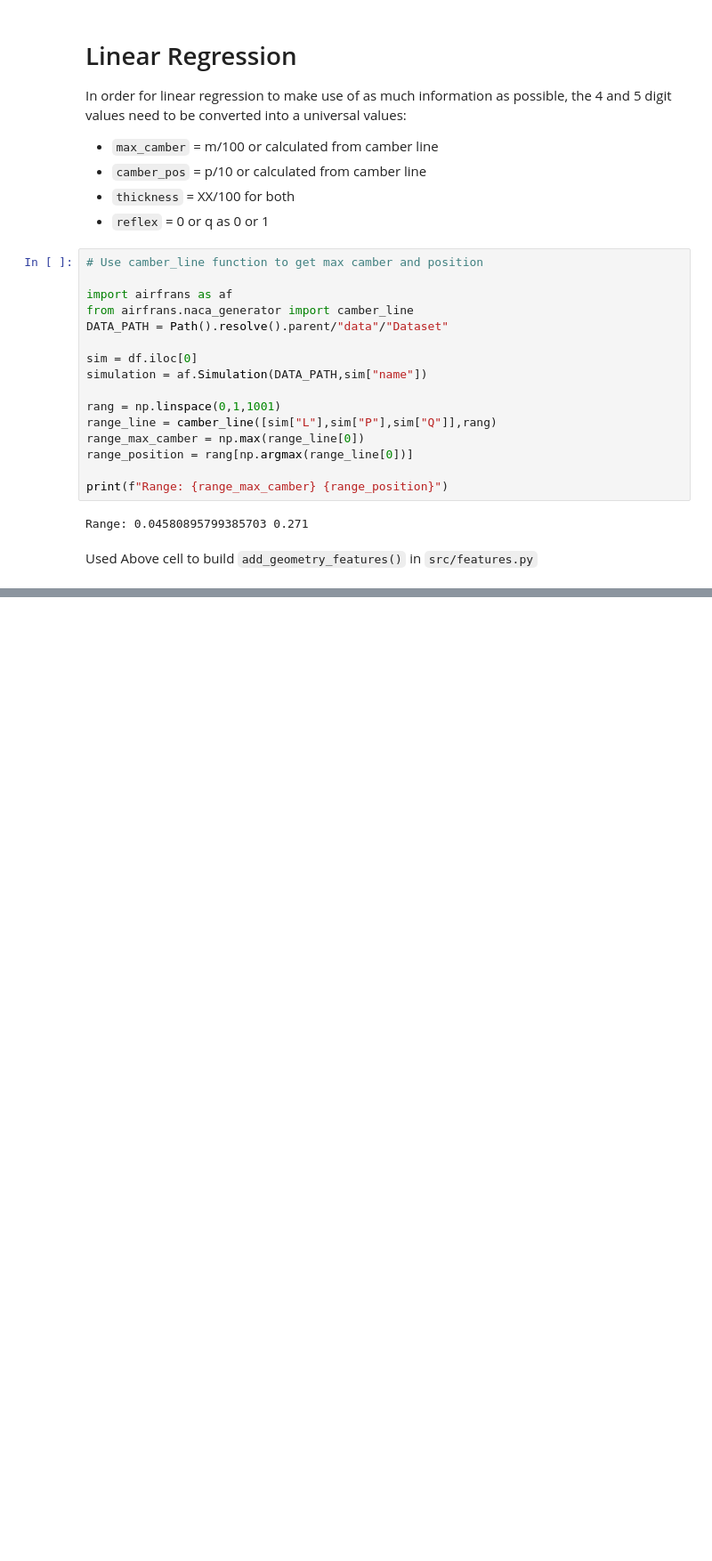
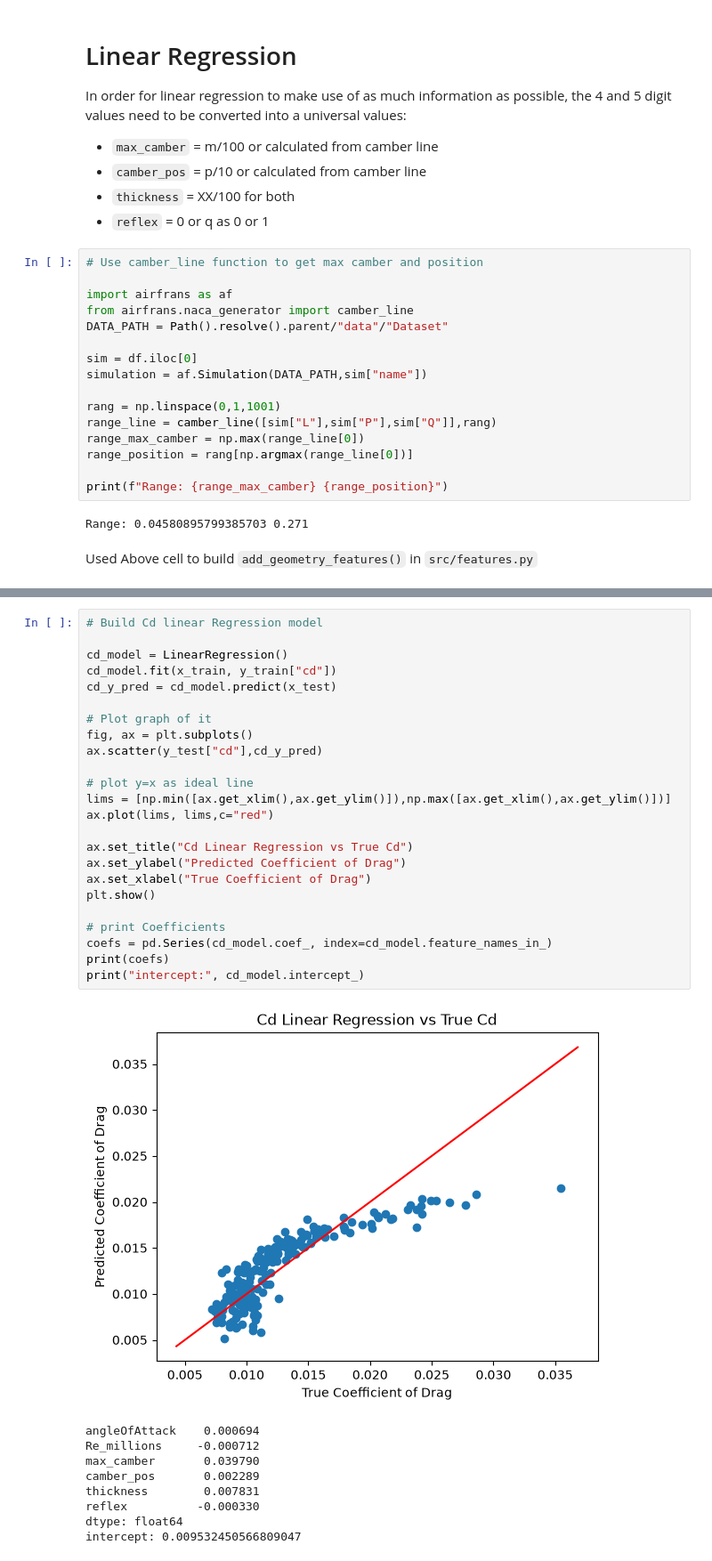
Before and after one commit to Will-Bonnett/airfoil-surrogate, a Jupyter notebook: notebooks/02_baseline.ipynb, the cells around one changed output, grey strips where cells are left out. Shown at 89% size. Saved outputs shown, nothing was run; the diff lists cells and outputs as text; blank space fills up the shorter version.

```diff
--- a/notebooks/02_baseline.ipynb
+++ b/notebooks/02_baseline.ipynb
@@ -215,0 +292,34 @@ df.describe()
+# %%
+# Build Cd linear Regression model
+
+cd_model = LinearRegression()
+cd_model.fit(x_train, y_train["cd"])
+cd_y_pred = cd_model.predict(x_test)
+
+# Plot graph of it
+fig, ax = plt.subplots()
+ax.scatter(y_test["cd"],cd_y_pred)
+
+# plot y=x as ideal line
+lims = [np.min([ax.get_xlim(),ax.get_ylim()]),np.max([ax.get_xlim(),ax.get_ylim()])]
+ax.plot(lims, lims,c="red")
+
+ax.set_title("Cd Linear Regression vs True Cd")
+ax.set_ylabel("Predicted Coefficient of Drag")
+ax.set_xlabel("True Coefficient of Drag")
+plt.show()
+
+# print Coefficients
+coefs = pd.Series(cd_model.coef_, index=cd_model.feature_names_in_)
+print(coefs)
+print("intercept:", cd_model.intercept_)
+# %% [output]
+[figure, added]
+angleOfAttack    0.000694
+Re_millions     -0.000712
+max_camber       0.039790
+camber_pos       0.002289
+thickness        0.007831
+reflex          -0.000330
+dtype: float64
+intercept: 0.009532450566809047
```
Also changed, not shown: parts of 11 cells of this notebook.
